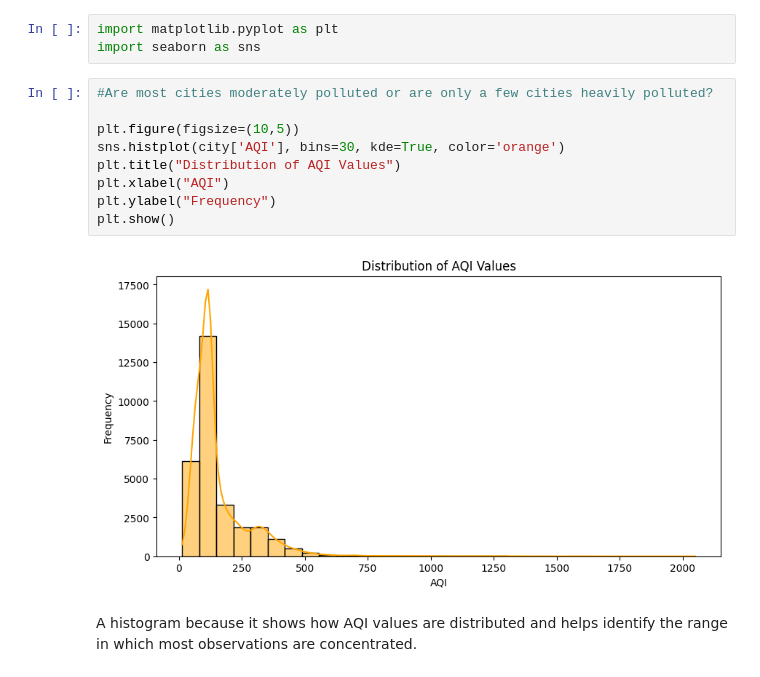
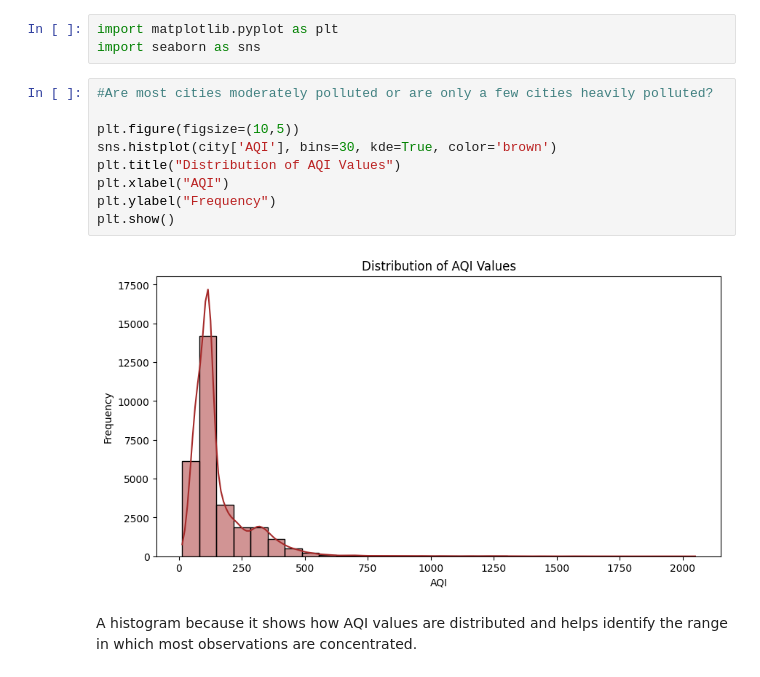
Before and after one commit to an2sh4a/ML-Lab-2547262, a Jupyter notebook: Lab-1/lab-1.ipynb, the cells around one changed output. Saved outputs shown, nothing was run; the diff lists cells and outputs as text.

```diff
--- a/Lab-1/lab-1.ipynb
+++ b/Lab-1/lab-1.ipynb
@@ -437,14 +437,14 @@ import seaborn as sns
 # %%
 #Are most cities moderately polluted or are only a few cities heavily polluted?
 
 plt.figure(figsize=(10,5))
-sns.histplot(city['AQI'], bins=30, kde=True, color='orange')
+sns.histplot(city['AQI'], bins=30, kde=True, color='brown')
 plt.title("Distribution of AQI Values")
 plt.xlabel("AQI")
 plt.ylabel("Frequency")
 plt.show()
 # %% [output]
-[figure, old version]
+[figure, new version]
 # %% [markdown]
 A histogram because it shows how AQI values are distributed and helps identify the range in which most observations are concentrated.
 # %% [markdown]
```
Also changed, not shown: parts of 12 cells of this notebook.
